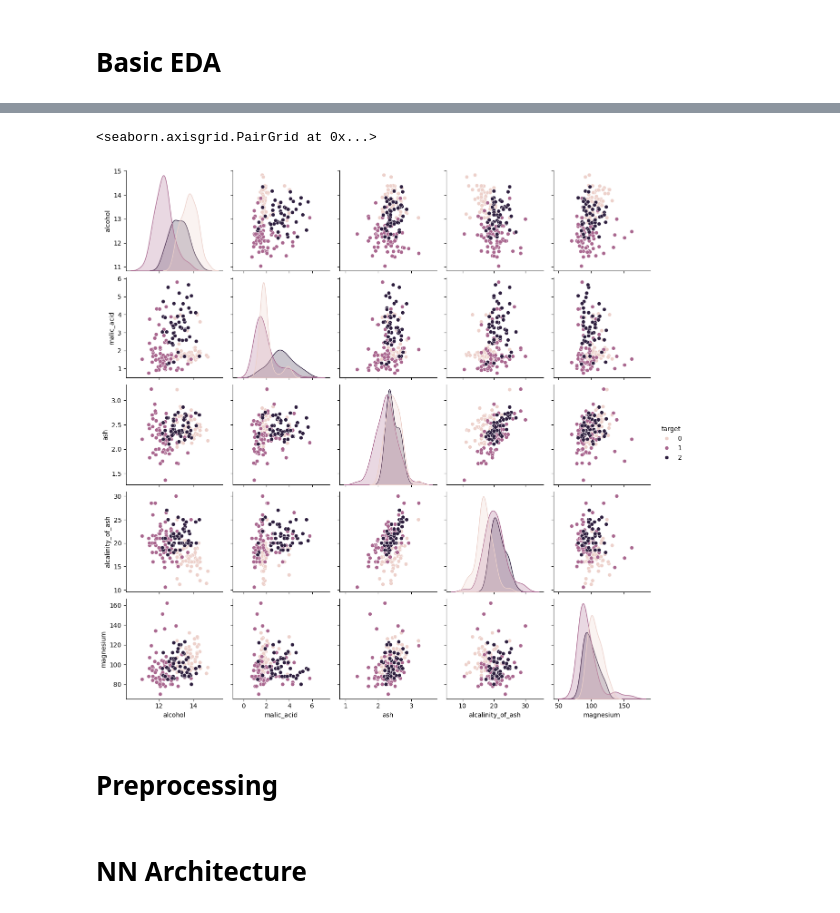
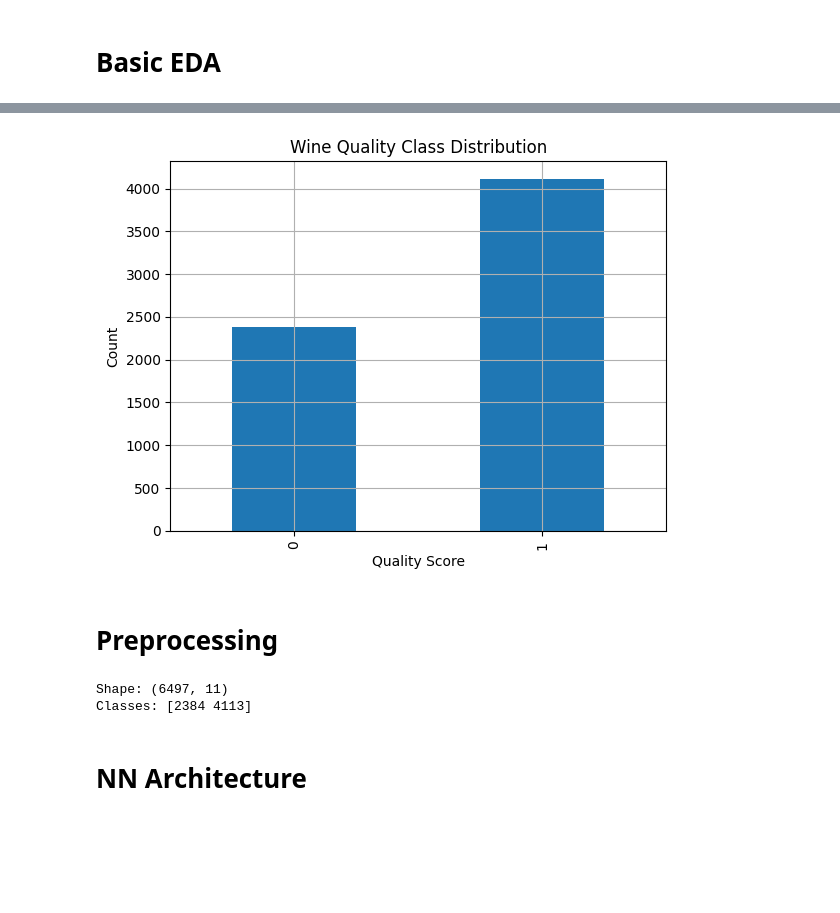
Before and after one commit to nutemmax/gd-sa-optimization, a Jupyter notebook: notebooks/nn_experiments.ipynb, the cells around one changed output, grey strips where cells are left out. Cells and saved outputs as stored; diff of their text form; code cells hidden in the pictures; blank space fills up the shorter version.

```diff
--- a/notebooks/nn_experiments.ipynb
+++ b/notebooks/nn_experiments.ipynb
@@ -116,9 +137,25 @@ plt.show()
-# %%
-# pairplots first 5 features
-sns.pairplot(df, hue='target', vars=wine_data.feature_names[:5])  # just a few features
-# %% [output]
-<seaborn.axisgrid.PairGrid at 0x...>
-[figure, removed]
+# %%
+df['target_grouped'].value_counts().sort_index().plot(kind='bar')
+plt.title("Wine Quality Class Distribution")
+plt.xlabel("Quality Score")
+plt.ylabel("Count")
+plt.grid(True)
+plt.show()
+# %% [output]
+[figure, added]
 # %% [markdown]
 # Preprocessing
+# %%
+X = df.drop(columns=["target_grouped"]).values
+y = df["target_grouped"].values
+
+# normalize
+scaler = StandardScaler()
+X_scaled = scaler.fit_transform(X)
+
+print("Shape:", X.shape)
+print("Classes:", np.bincount(y))
+# %% [output]
+Shape: (6497, 11)
+Classes: [2384 4113]
 # %%
```
Also changed, not shown: parts of 25 cells of this notebook, 1 other file.
